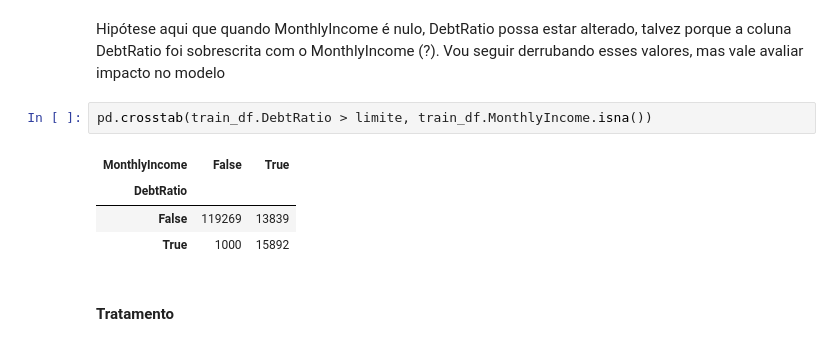
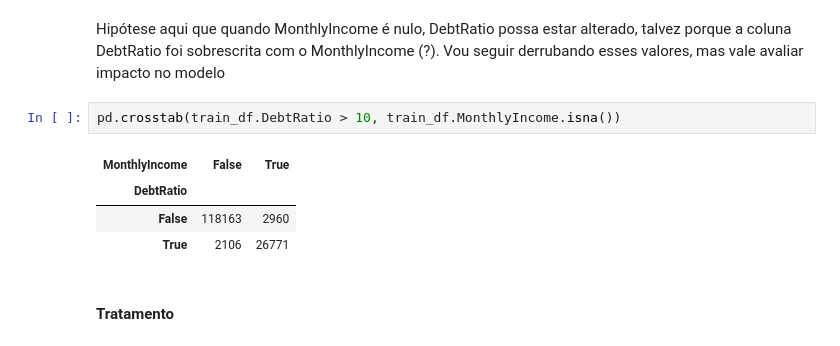
Before and after one commit to LeoDiasTrindade/good-and-bad-payers, a Jupyter notebook: notebooks/01_eda.ipynb, the cells around one changed output. Cells and saved outputs as stored; diff of their text form.

```diff
--- a/notebooks/01_eda.ipynb
+++ b/notebooks/01_eda.ipynb
@@ -442,12 +444,12 @@ Name: DEBITO_ALTO, dtype: float64
 # %% [markdown]
 Hipótese aqui que quando MonthlyIncome é nulo, DebtRatio possa estar alterado, talvez porque a coluna DebtRatio foi sobrescrita com o MonthlyIncome (?). Vou seguir derrubando esses valores, mas vale avaliar impacto no modelo
 # %%
-pd.crosstab(train_df.DebtRatio > limite, train_df.MonthlyIncome.isna())
+pd.crosstab(train_df.DebtRatio > 10, train_df.MonthlyIncome.isna())
 # %% [output]
 | MonthlyIncome | False | True |
 | DebtRatio |  |  |
-| False | 119269 | 13839 |
-| True | 1000 | 15892 |
+| False | 118163 | 2960 |
+| True | 2106 | 26771 |
 # %% [markdown]
 #### Tratamento
 # %%
```
Also changed, not shown: parts of 12 cells of this notebook, 1 other file.
